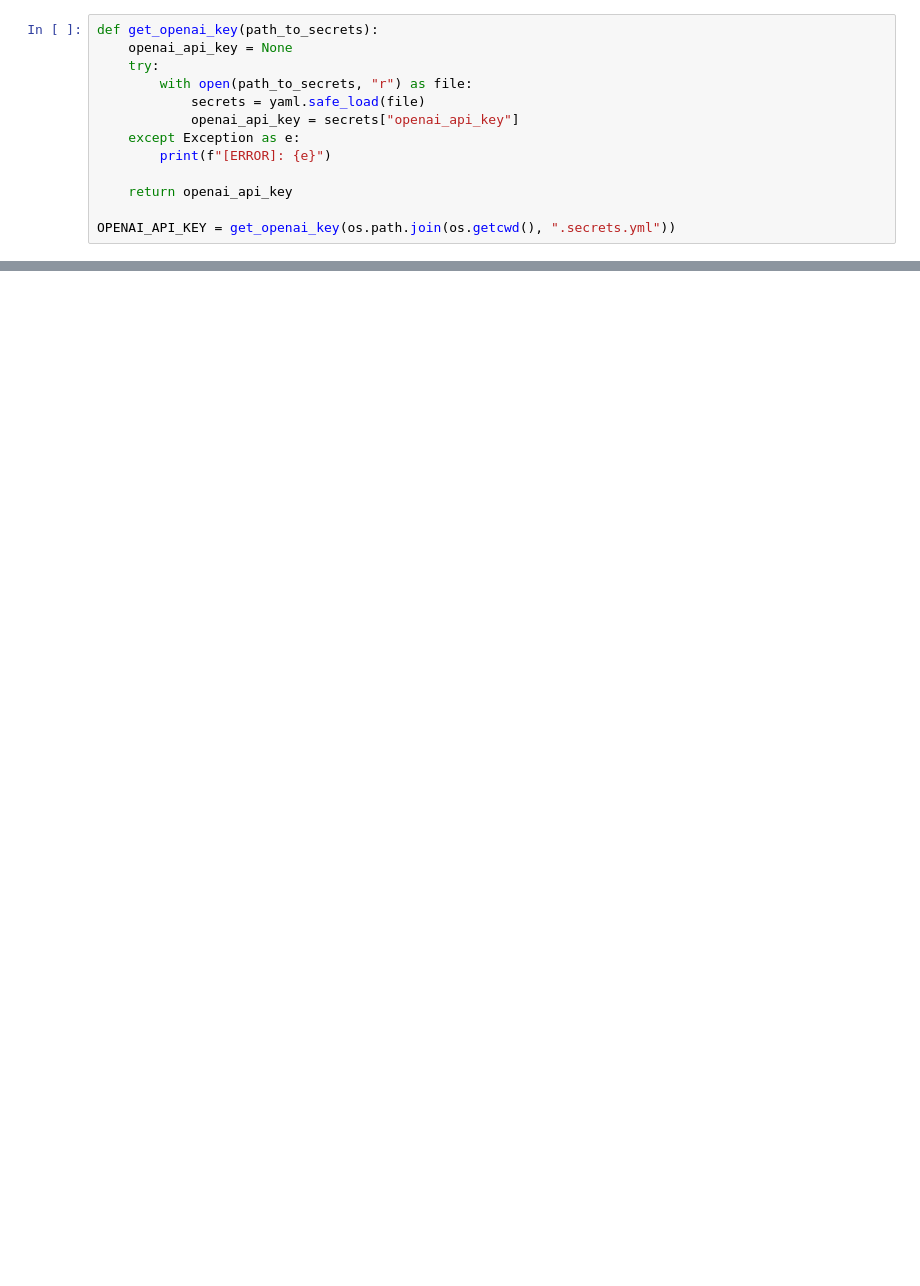
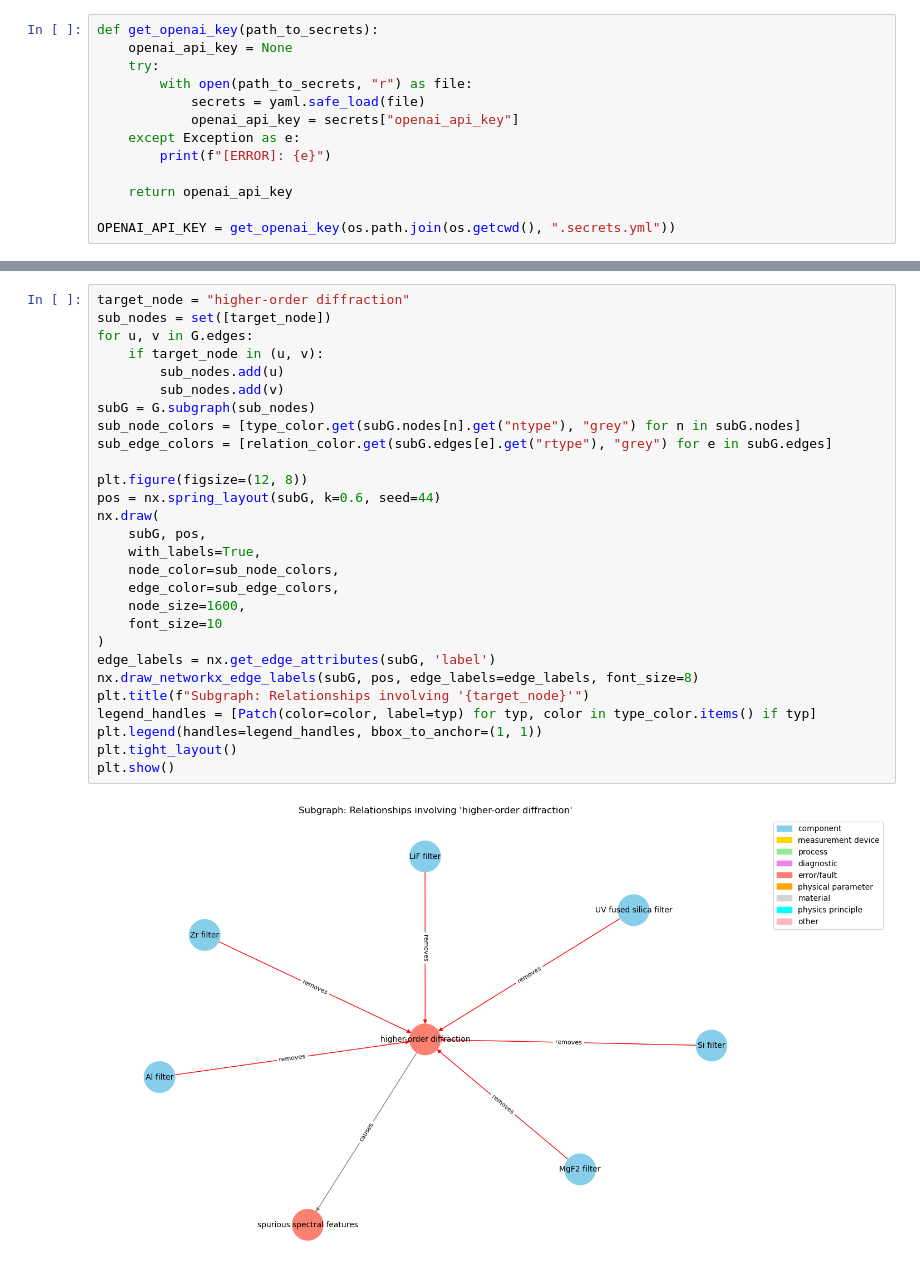
Before and after one commit to seamusbarnes/knowledge_graphs, a Jupyter notebook: notebooks/test_01.ipynb, the cells around one changed output, grey strips where cells are left out. Drawn from its saved outputs; the diff is of its cells as text; blank space fills up the shorter version.

```diff
--- a/notebooks/test_01.ipynb
+++ b/notebooks/test_01.ipynb
@@ -246,0 +348,30 @@ ExtractionTemplate(subject_relation_object=[SubjectRelationObject(subject_relati
+# %%
+target_node = "higher-order diffraction"
+sub_nodes = set([target_node])
+for u, v in G.edges:
+    if target_node in (u, v):
+        sub_nodes.add(u)
+        sub_nodes.add(v)
+subG = G.subgraph(sub_nodes)
+sub_node_colors = [type_color.get(subG.nodes[n].get("ntype"), "grey") for n in subG.nodes]
+sub_edge_colors = [relation_color.get(subG.edges[e].get("rtype"), "grey") for e in subG.edges]
+
+plt.figure(figsize=(12, 8))
+pos = nx.spring_layout(subG, k=0.6, seed=44)
+nx.draw(
+    subG, pos,
+    with_labels=True,
+    node_color=sub_node_colors,
+    edge_color=sub_edge_colors,
+    node_size=1600,
+    font_size=10
+)
+edge_labels = nx.get_edge_attributes(subG, 'label')
+nx.draw_networkx_edge_labels(subG, pos, edge_labels=edge_labels, font_size=8)
+plt.title(f"Subgraph: Relationships involving '{target_node}'")
+legend_handles = [Patch(color=color, label=typ) for typ, color in type_color.items() if typ]
+plt.legend(handles=legend_handles, bbox_to_anchor=(1, 1))
+plt.tight_layout()
+plt.show()
+# %% [output]
+[figure, added]
```
Also changed, not shown: parts of 22 cells of this notebook.
